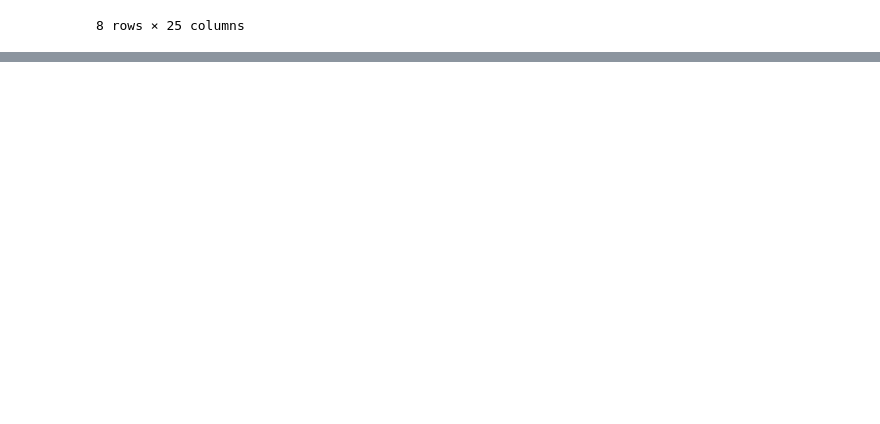
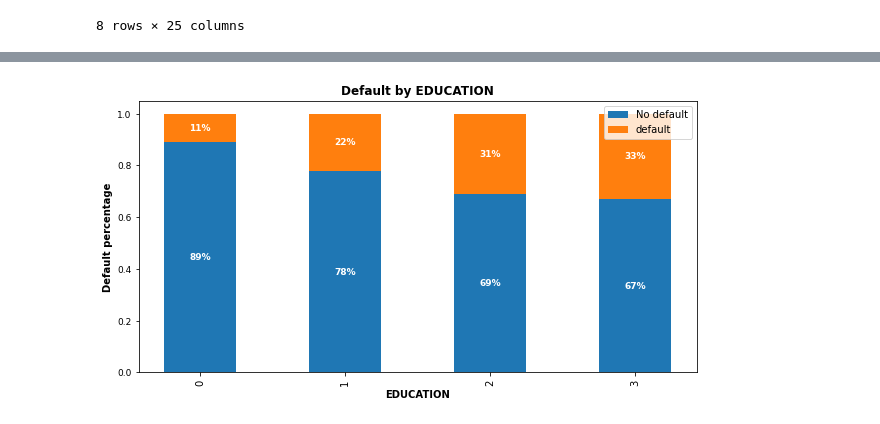
Before and after one commit to techsidh/credit-card-default-prediction, a Jupyter notebook: Credit_Card_Default_PredictioN.ipynb, the cells around one changed output, grey strips where cells are left out. Saved outputs shown, nothing was run; the diff lists cells and outputs as text; code cells hidden in the pictures; blank space fills up the shorter version.

```diff
--- a/Credit_Card_Default_PredictioN.ipynb
+++ b/Credit_Card_Default_PredictioN.ipynb
@@ -214,0 +387,6 @@ df.describe()
+# %%
+# Plot a stacked bar chart to show default by education level
+
+create_stacked_bar('EDUCATION')
+# %% [output]
+[figure, added]
```
Also changed, not shown: parts of 18 cells of this notebook.
